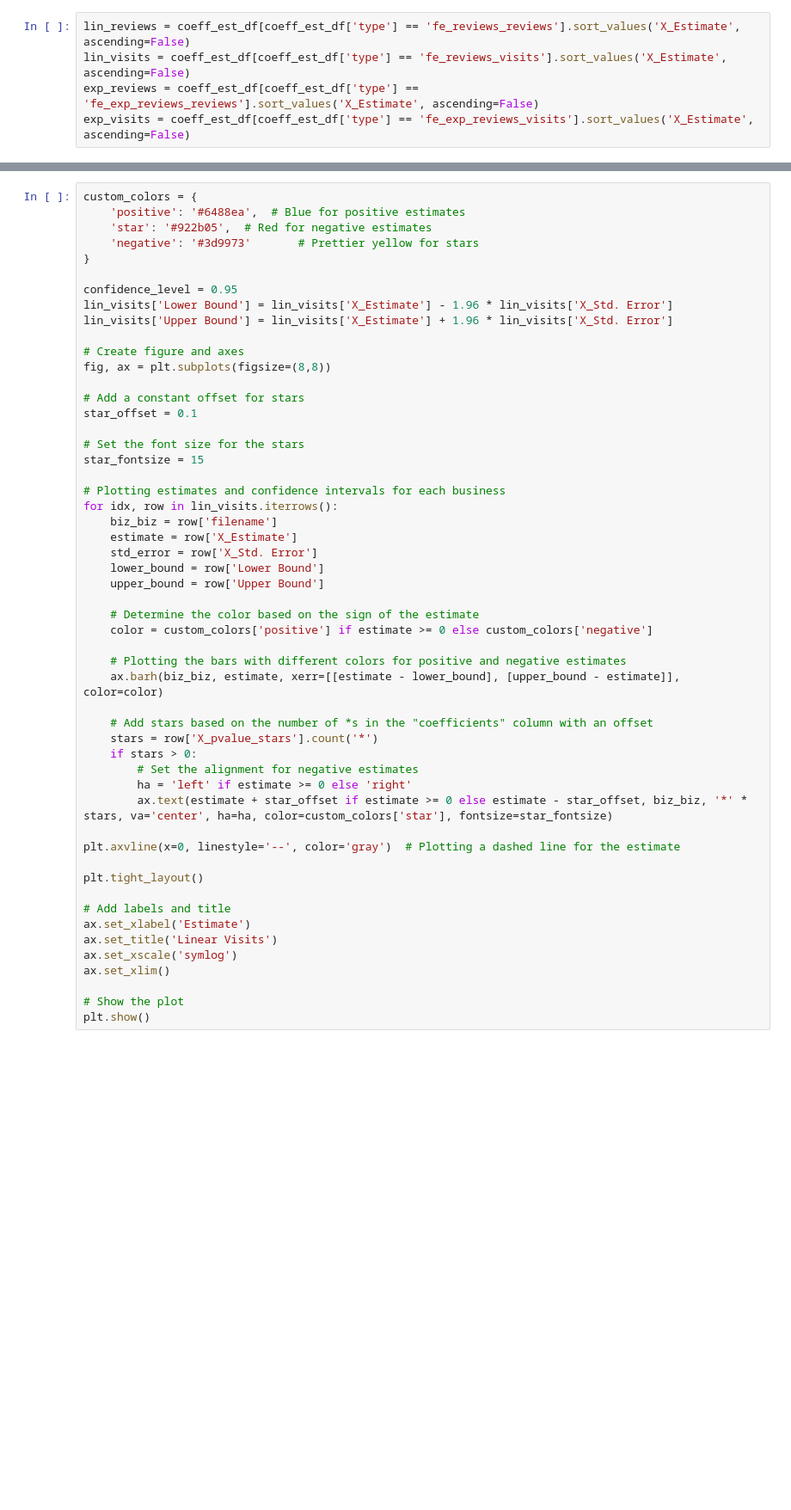
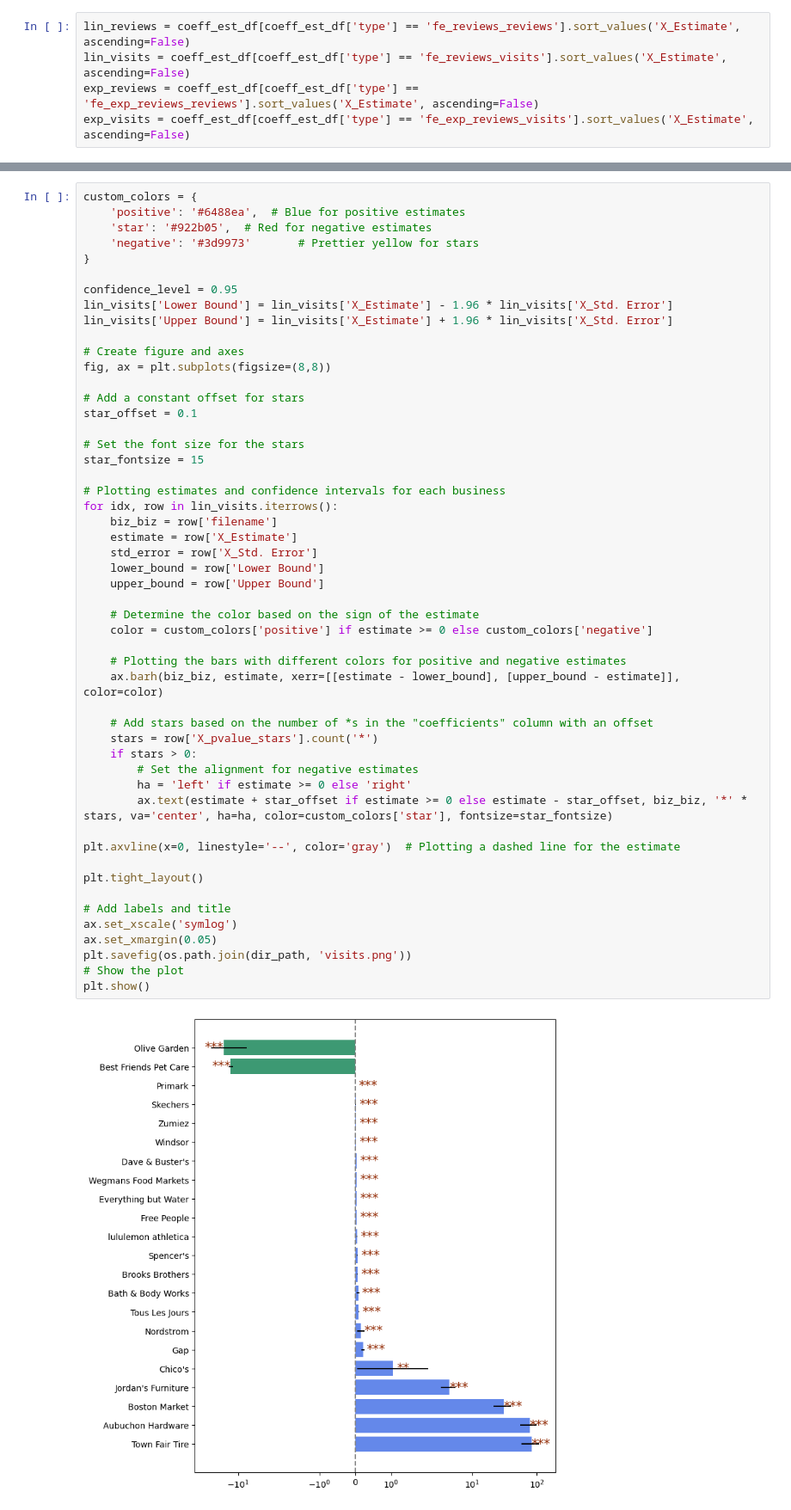
Before and after one commit to embedded-robotics/local-business-network, a Jupyter notebook: part3_visuals_tables/co-efficients_estimation.ipynb, the cells around one changed output, grey strips where cells are left out. Shown at 86% size. Drawn from its saved outputs; the diff is of its cells as text; blank space fills up the shorter version.

```diff
--- a/part3_visuals_tables/co-efficients_estimation.ipynb
+++ b/part3_visuals_tables/co-efficients_estimation.ipynb
@@ -266,37 +465,37 @@ star_fontsize = 15
 
 # Plotting estimates and confidence intervals for each business
 for idx, row in lin_visits.iterrows():
     biz_biz = row['filename']
     estimate = row['X_Estimate']
     std_error = row['X_Std. Error']
     lower_bound = row['Lower Bound']
     upper_bound = row['Upper Bound']
 
     # Determine the color based on the sign of the estimate
     color = custom_colors['positive'] if estimate >= 0 else custom_colors['negative']
 
     # Plotting the bars with different colors for positive and negative estimates
     ax.barh(biz_biz, estimate, xerr=[[estimate - lower_bound], [upper_bound - estimate]], color=color)
 
     # Add stars based on the number of *s in the "coefficients" column with an offset
     stars = row['X_pvalue_stars'].count('*')
     if stars > 0:
         # Set the alignment for negative estimates
         ha = 'left' if estimate >= 0 else 'right'
         ax.text(estimate + star_offset if estimate >= 0 else estimate - star_offset, biz_biz, '*' * stars, va='center', ha=ha, color=custom_colors['star'], fontsize=star_fontsize)
 
 plt.axvline(x=0, linestyle='--', color='gray')  # Plotting a dashed line for the estimate
 
 plt.tight_layout()
 
 # Add labels and title
-ax.set_xlabel('Estimate')
-ax.set_title('Linear Visits')
 ax.set_xscale('symlog')
-ax.set_xlim()
-
+ax.set_xmargin(0.05)
+plt.savefig(os.path.join(dir_path, 'visits.png'))
 # Show the plot
 plt.show()
+# %% [output]
+[figure, added]
 # %%
 custom_colors = {
     'positive': '#6488ea',  # Blue for positive estimates
```
Also changed, not shown: parts of 31 cells of this notebook, 1 other file.
